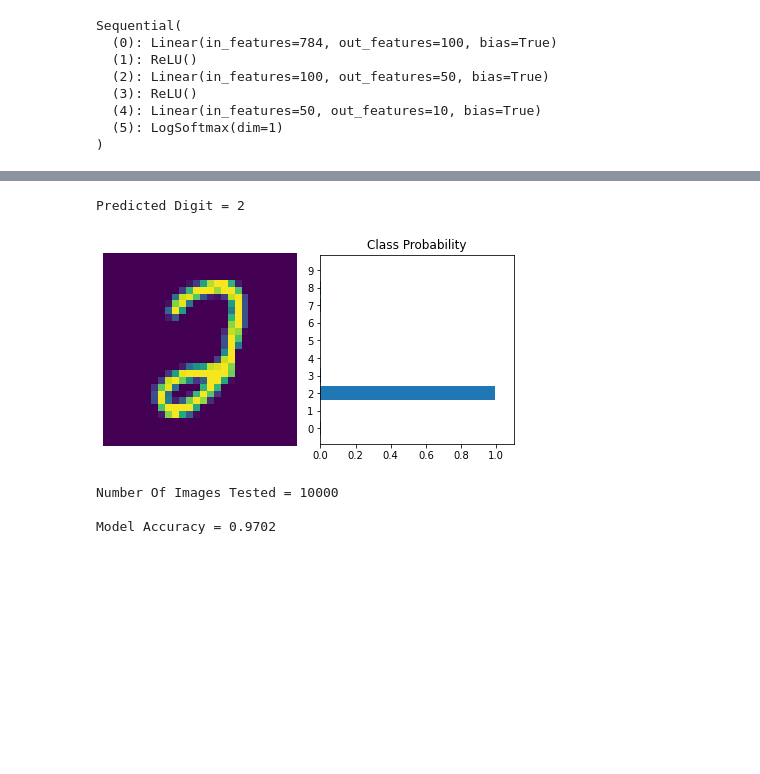
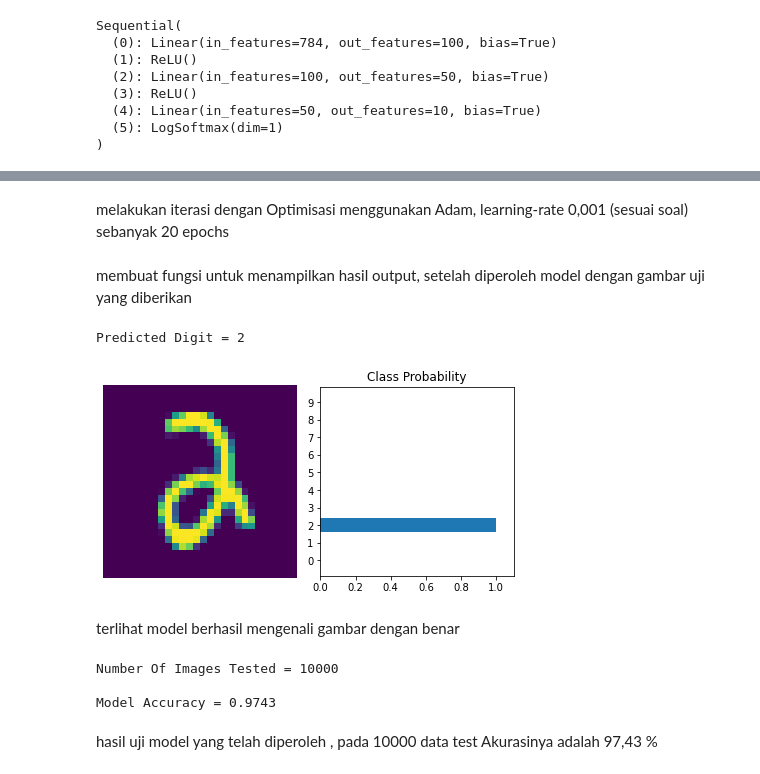
Before and after one commit to cybaric/pytorch-test, a Jupyter notebook: tes.ipynb, the cells around one changed output, grey strips where cells are left out. Saved outputs shown, nothing was run; the diff lists cells and outputs as text; code cells hidden in the pictures; blank space fills up the shorter version.

```diff
--- a/tes.ipynb
+++ b/tes.ipynb
@@ -15,3 +17,3 @@ transform = transforms.Compose([transforms.ToTensor(),
 # %%
 trainset = datasets.MNIST('./data/', train=True, transform=transform)
-valset = datasets.MNIST('./data/', train=False, transform=transform)
+testset = datasets.MNIST('./data/', train=False, transform=transform)
@@ -18,3 +22,3 @@ valset = datasets.MNIST('./data/', train=False, transform=transform)
 # %%
-trainloader = torch.utils.data.DataLoader(trainset, batch_size=64, shuffle=True)
-valloader = torch.utils.data.DataLoader(valset, batch_size=64, shuffle=True)
+trainloader = torch.utils.data.DataLoader(trainset, batch_size=50, shuffle=True)
+testloader = torch.utils.data.DataLoader(testset, batch_size=50, shuffle=True)
@@ -126,3 +151,6 @@ Training Time (in minutes) = 3.609800839424133
+# %% [markdown]
+melakukan iterasi dengan
+Optimisasi menggunakan Adam, learning-rate 0,001 (sesuai soal) sebanyak 20 epochs
 # %%
 def view_classify(img, ps):
     ''' Function for viewing an image and it's predicted classes.
@@ -139,25 +167,29 @@ def view_classify(img, ps):
     ax2.set_title('Class Probability')
     ax2.set_xlim(0, 1.1)
     plt.tight_layout()
+# %% [markdown]
+membuat fungsi untuk menampilkan hasil output, setelah diperoleh model dengan gambar uji yang diberikan
 # %%
-images, labels = next(iter(valloader))
+images, labels = next(iter(testloader))
 
 img = images[0].view(1, 784)
 # Turn off gradients to speed up this part
 with torch.no_grad():
     logps = model(img)
 
 # Output of the network are log-probabilities, need to take exponential for probabilities
 ps = torch.exp(logps)
 probab = list(ps.numpy()[0])
 print("Predicted Digit =", probab.index(max(probab)))
 view_classify(img.view(1, 28, 28), ps)
 # %% [output]
 Predicted Digit = 2
-[figure, old version]
+[figure, new version]
+# %% [markdown]
+terlihat model berhasil mengenali gambar dengan benar
 # %%
 correct_count, all_count = 0, 0
-for images,labels in valloader:
+for images,labels in testloader:
   for i in range(len(labels)):
     img = images[i].view(1, 784)
     # Turn off gradients to speed up this part
@@ -178,4 +210,7 @@ print("\nModel Accuracy =", (correct_count/all_count))
 # %% [output]
 Number Of Images Tested = 10000
 
-Model Accuracy = 0.9702
+Model Accuracy = 0.9743
+# %% [markdown]
+hasil uji model yang telah diperoleh , pada 10000 data test
+Akurasinya adalah 97,43 %
```
Also changed, not shown: parts of 14 cells of this notebook.
